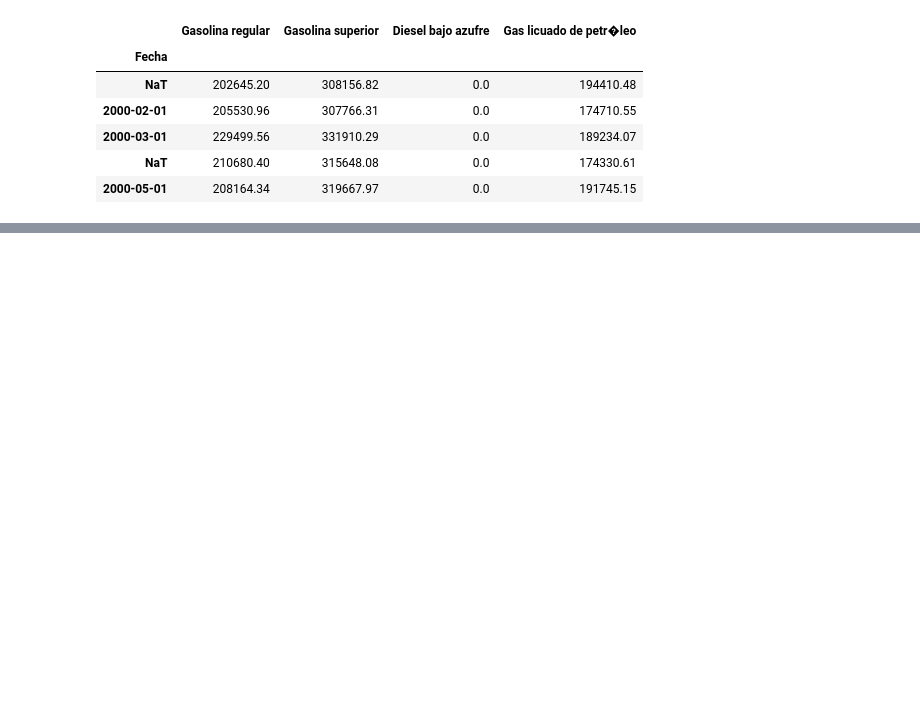
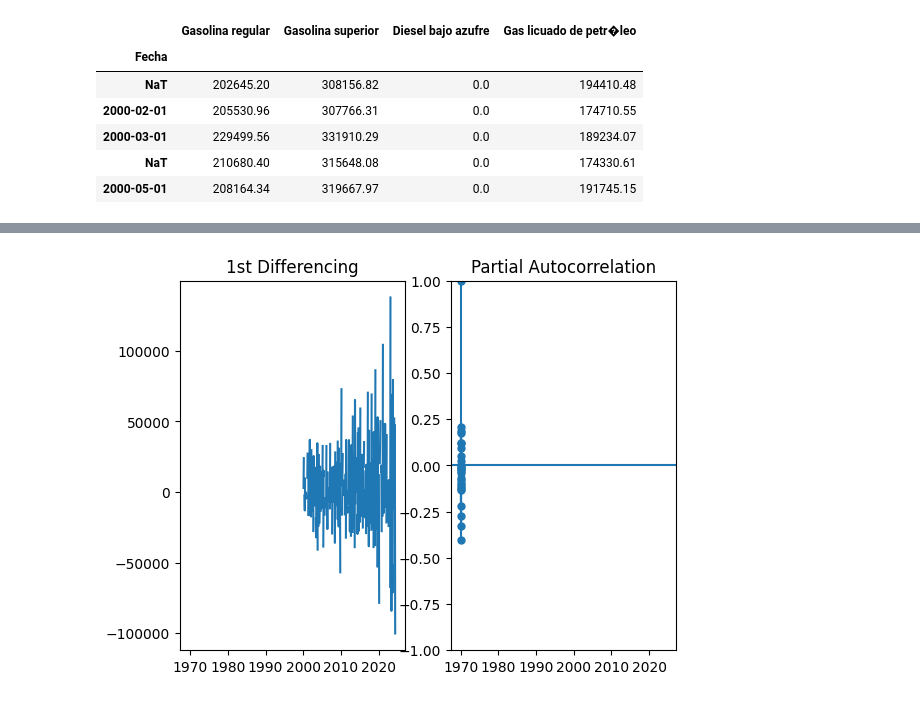
Before and after one commit to Sebas021210/Lab2-DS, a Jupyter notebook: Lab2.ipynb, the cells around one changed output, grey strips where cells are left out. Saved outputs shown, nothing was run; the diff lists cells and outputs as text; code cells hidden in the pictures; blank space fills up the shorter version.

```diff
--- a/Lab2.ipynb
+++ b/Lab2.ipynb
@@ -641,0 +679,10 @@ plt.show()
+# %%
+
+#grafico de la 1ra diferenciacion parcial
+fig, axes = plt.subplots(1, 2, sharex=True)
+axes[0].plot(consumos_df2['Gasolina regular'].diff()); axes[0].set_title('1st Differencing')
+axes[1].set(ylim=(0,5))
+plot_pacf(consumos_df2['Gasolina regular'].diff().dropna(), ax=axes[1])
+plt.show()
+# %% [output]
+[figure, added]
```
Also changed, not shown: parts of 20 cells of this notebook.
